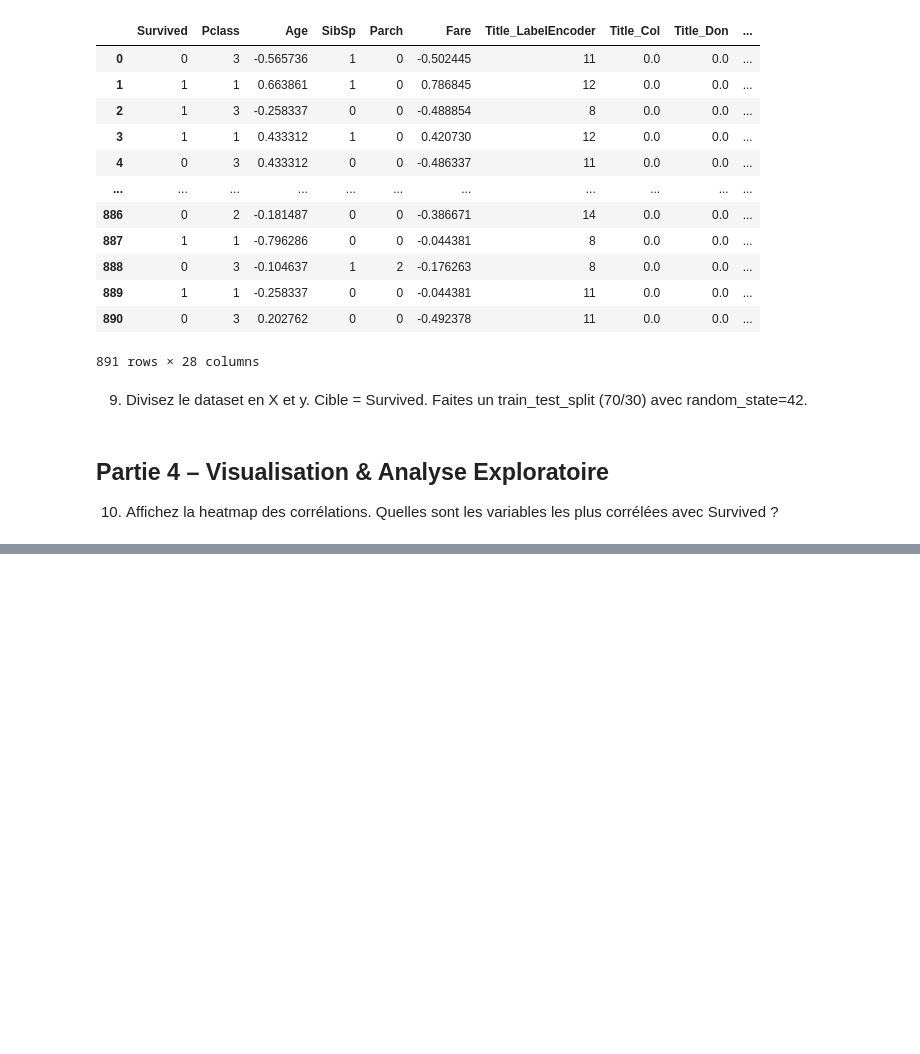
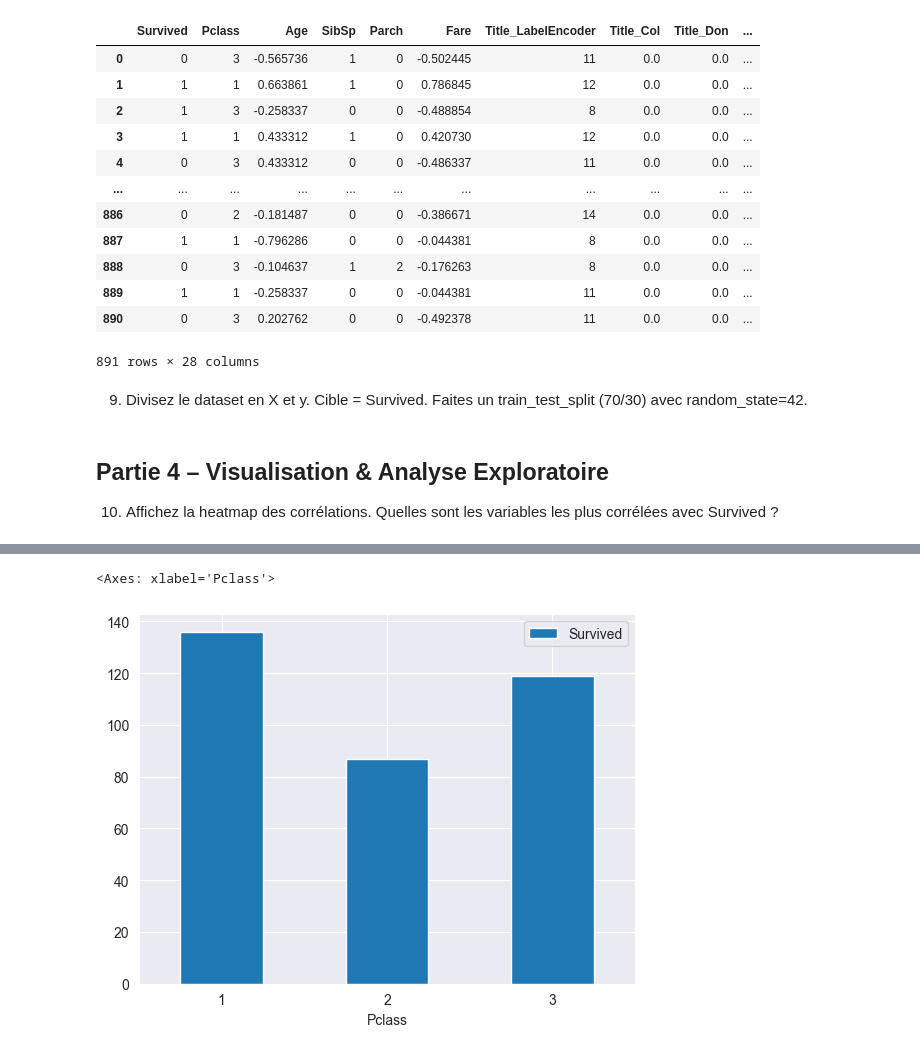
Before and after one commit to maheryfit/ML_ITU_1, a Jupyter notebook: TP_2/DecisionTreeAndRandomForest.ipynb, the cells around one changed output, grey strips where cells are left out. Drawn from its saved outputs; the diff is of its cells as text; code cells hidden in the pictures; blank space fills up the shorter version.

```diff
--- a/TP_2/DecisionTreeAndRandomForest.ipynb
+++ b/TP_2/DecisionTreeAndRandomForest.ipynb
@@ -278,0 +295,5 @@ sns.heatmap(df_encoded[features].corr())
+# %%
+df.groupby('Pclass').sum().plot(y='Survived', rot=0, kind="bar")
+# %% [output]
+<Axes: xlabel='Pclass'>
+[figure, added]
```
Also changed, not shown: parts of 29 cells of this notebook, 1 other file.
